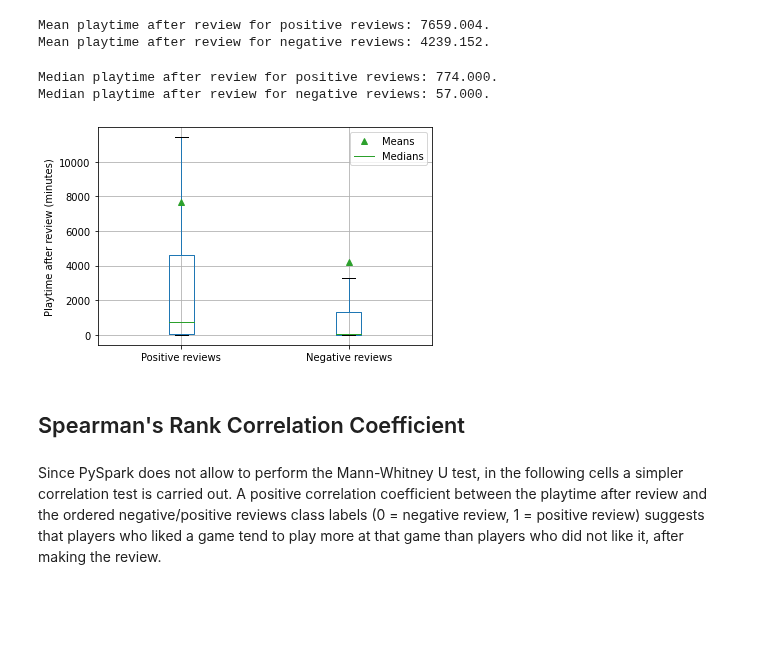
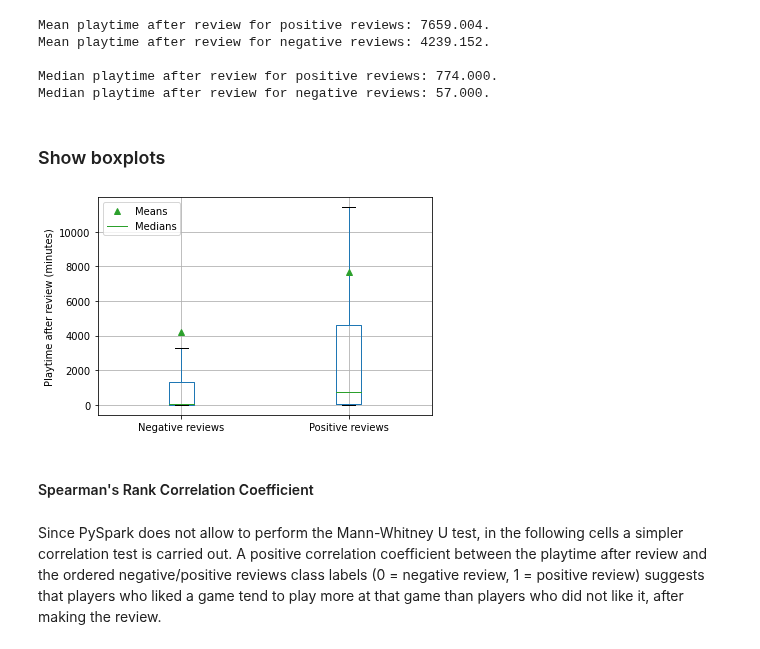
Before and after one commit to Amatofrancesco99/dsbda2022, a Jupyter notebook: notebooks/hypothesis/local/1st.ipynb, the cells around one changed output. Saved outputs shown, nothing was run; the diff lists cells and outputs as text; code cells hidden in the pictures; blank space fills up the shorter version.

```diff
--- a/notebooks/hypothesis/local/1st.ipynb
+++ b/notebooks/hypothesis/local/1st.ipynb
@@ -129,30 +128,30 @@ Reject the null hypothesis.
 # Check the mean playtime after review values for positive and negative reviews
 print(f'Mean playtime after review for positive reviews: {pos_playtime_after_review_series.mean():.3f}.')
 print(f'Mean playtime after review for negative reviews: {neg_playtime_after_review_series.mean():.3f}.')
+
+# Check the median playtime after review values for positive and negative reviews
+print(f'\nMedian playtime after review for positive reviews: {pos_playtime_after_review_series.median():.3f}.')
+print(f'Median playtime after review for negative reviews: {neg_playtime_after_review_series.median():.3f}.')
 # %% [output]
 Mean playtime after review for positive reviews: 7659.004.
 Mean playtime after review for negative reviews: 4239.152.
+
+Median playtime after review for positive reviews: 774.000.
+Median playtime after review for negative reviews: 57.000.
-# %%
-# Check the median playtime after review values for positive and negative reviews
-print(f'Median playtime after review for positive reviews: {pos_playtime_after_review_series.median():.3f}.')
-print(f'Median playtime after review for negative reviews: {neg_playtime_after_review_series.median():.3f}.')
-# %% [output]
-Median playtime after review for positive reviews: 774.000.
-Median playtime after review for negative reviews: 57.000.
+# %% [markdown]
+### Show boxplots
 # %%
-import matplotlib.pyplot as plt
-
 # Plot a boxplot of the playtime after review for positive and negative reviews
 playtime_after_review_boxplot = pd.DataFrame({
-    'Positive reviews': pos_playtime_after_review_series,
-    'Negative reviews': neg_playtime_after_review_series
+    'Negative reviews': neg_playtime_after_review_series,
+    'Positive reviews': pos_playtime_after_review_series
 }).boxplot(showfliers=False, showmeans=True, return_type='dict')
 plt.legend([playtime_after_review_boxplot['means'][0], playtime_after_review_boxplot['medians'][0]], ['Means', 'Medians'])
 plt.ylabel('Playtime after review (minutes)');
 # %% [output]
-[figure, old version]
+[figure, new version]
 # %% [markdown]
-## Spearman's Rank Correlation Coefficient
+#### Spearman's Rank Correlation Coefficient
 # %% [markdown]
 Since PySpark does not allow to perform the Mann-Whitney U test, in the following cells a simpler correlation test is carried out. A positive correlation coefficient between the playtime after review and the ordered negative/positive reviews class labels (0 = negative review, 1 = positive review) suggests that players who liked a game tend to play more at that game than players who did not like it, after making the review.
 # %%
```
Also changed, not shown: parts of 21 cells of this notebook, 3 other files.
